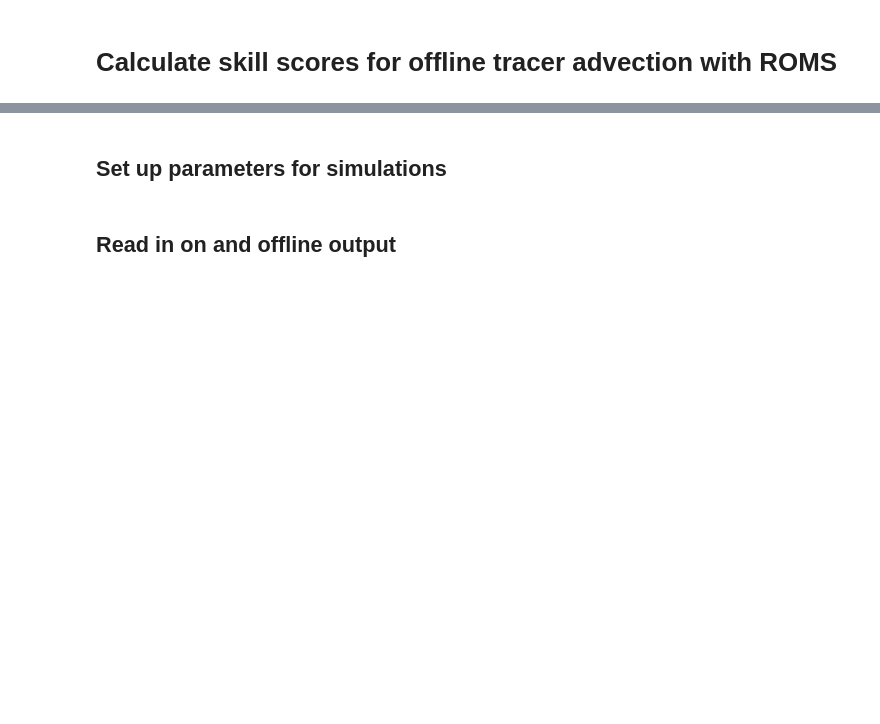
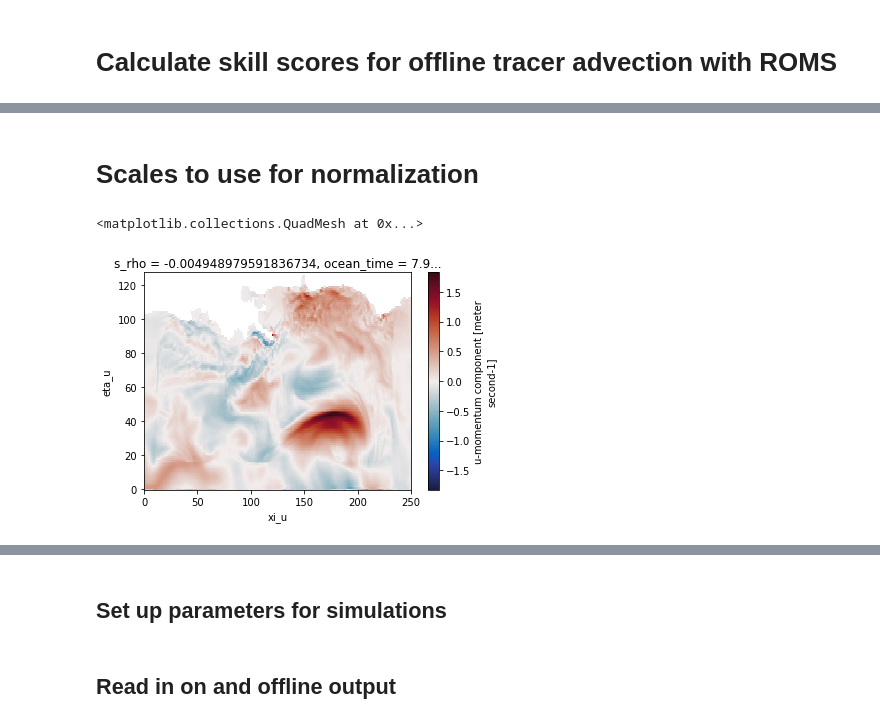
Before and after one commit to kthyng/offline_analysis, a Jupyter notebook: calc.ipynb, the cells around one changed output, grey strips where cells are left out. Cells and saved outputs as stored; diff of their text form; code cells hidden in the pictures; blank space fills up the shorter version.

```diff
--- a/calc.ipynb
+++ b/calc.ipynb
@@ -66,3 +95,5 @@ def setup_grid(ds):
 
     grid = xgcm.Grid(ds, coords=coords, periodic=[])
     return ds, grid
+# %% [markdown]
+# Scales to use for normalization
@@ -68,0 +105,5 @@ def setup_grid(ds):
+# %%
+ds.u.isel(s_rho=-1).sel(ocean_time=8, method='nearest').plot(cmap=cmo.balance)
+# %% [output]
+<matplotlib.collections.QuadMesh at 0x...>
+[figure, added]
```
Also changed, not shown: parts of 67 cells of this notebook.
